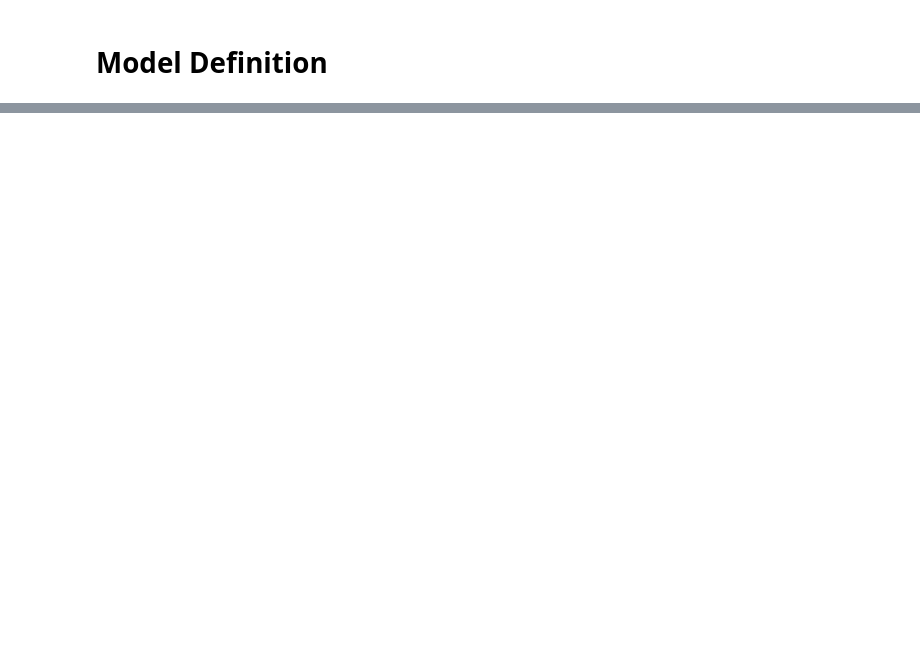
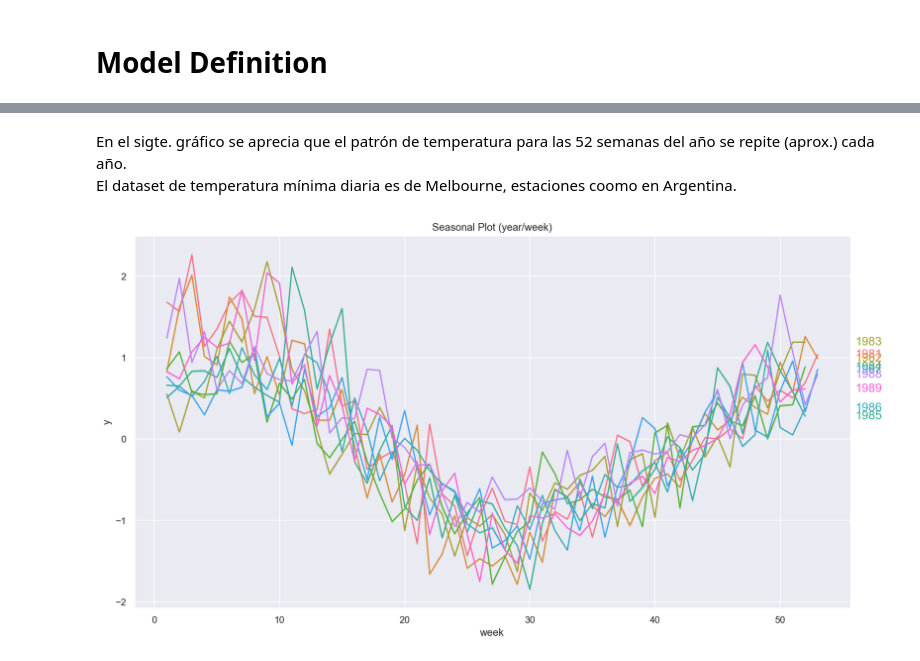
Before and after one commit to magistery-tps/time-series-tp, a Jupyter notebook: notebooks/prediction_prophet.ipynb, the cells around one changed output, grey strips where cells are left out. Drawn from its saved outputs; the diff is of its cells as text; code cells hidden in the pictures; blank space fills up the shorter version.

```diff
--- a/notebooks/prediction_prophet.ipynb
+++ b/notebooks/prediction_prophet.ipynb
@@ -121,0 +206,13 @@ predict(model, test_set, times=CFG['times'])
+# %%
+X = train_set.copy()
+
+X['date'] = pd.to_datetime(X['ds'])
+X['year'] = X['date'].dt.year
+X['month'] = X['date'].dt.month
+X['week'] = X['date'].dt.isocalendar().week
+X['day_month'] = X['date'].dt.day
+X['day_year'] = X['date'].dt.dayofyear
+X['day'] = X['date'].dt.dayofweek
+#X['weekend']=(X['day_week']>5).astype(int)
+#X['friday']=(X['day_week']==4).astype(int)
+#X["week"] = X.index.week
@@ -121,0 +221,7 @@ predict(model, test_set, times=CFG['times'])
+# %%
+bins = [0, 91, 183, 275, 366]
+labels=['Winter', 'Spring', 'Summer', 'Fall'] #hemisferio norte
+labels=['Summer', 'Fall','Winter', 'Spring'] #hemisferio sur
+doy = X.day_year
+X['season'] = pd.cut(doy + 11 - 366*(doy > 355), bins=bins, labels=labels)
+X.season
@@ -121,0 +242,7 @@ predict(model, test_set, times=CFG['times'])
+# %% [markdown]
+En el sigte. gráfico se aprecia que el patrón de temperatura para las 52 semanas del año se repite (aprox.) cada año.
+El dataset de temperatura mínima diaria es de Melbourne, estaciones coomo en Argentina.
+# %%
+seasonal_plot(X, y='y', period='year', freq='week');
+# %% [output]
+[figure, added]
```
Also changed, not shown: parts of 12 cells of this notebook.
